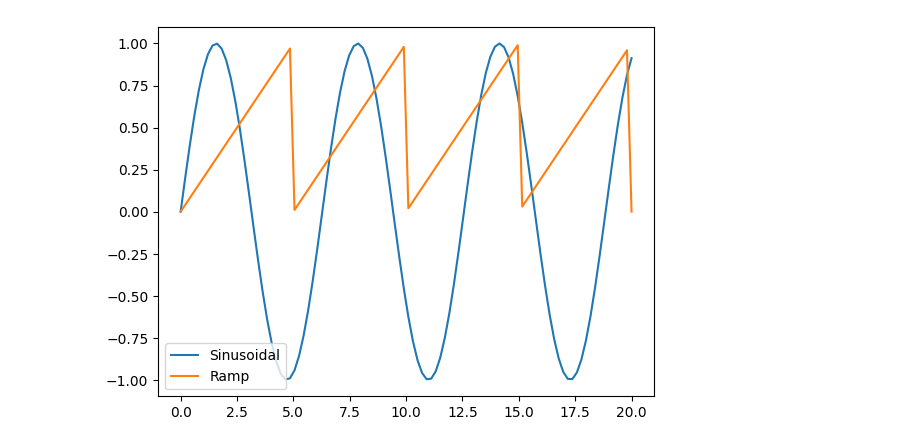
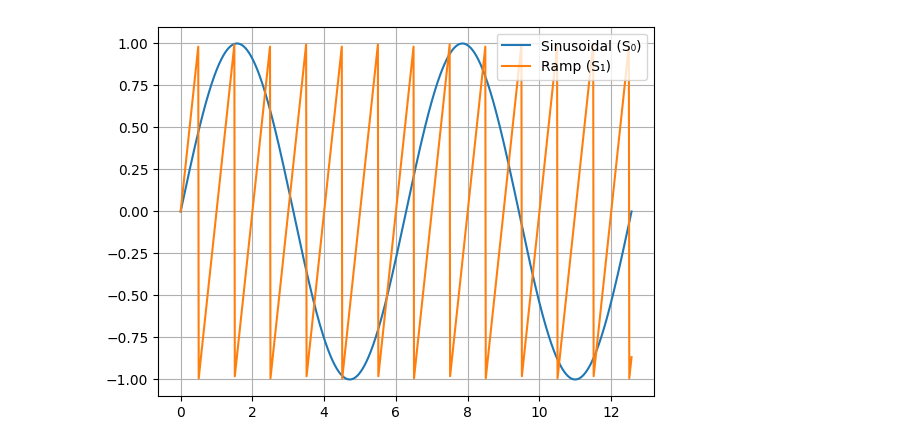
Before and after one commit to divyajeettt/CSE342, a Jupyter notebook: Assignment-1/Question-4.ipynb, the cells around one changed output. Drawn from its saved outputs; the diff is of its cells as text; code cells hidden in the pictures.

```diff
--- a/Assignment-1/Question-4.ipynb
+++ b/Assignment-1/Question-4.ipynb
@@ -3,12 +4,19 @@ import numpy as np
 import matplotlib.pyplot as plt
+# %%
+def sinusoidal(x: np.ndarray):
+    return np.sin(x)
+
+def ramp(x: np.ndarray):
+    return 2 * (x - np.floor(0.5 + x))
 # %%
-x = np.linspace(0, 20, 100)
-A = np.sin(x)
-B = (x % 5) / 5
+x = np.linspace(0, 4*np.pi, 1000)
+A = sinusoidal(x)
+B = ramp(x)
 
-plt.plot(x, A, label="Sinusoidal")
-plt.plot(x, B, label="Ramp")
+plt.plot(x, A, label="Sinusoidal (S₀)")
+plt.plot(x, B, label="Ramp (S₁)")
+plt.grid(True)
 plt.legend()
 plt.show()
 # %% [output]
-[figure, old version]
+[figure, new version]
```
Also changed, not shown: parts of 4 cells of this notebook, 1 other file.
